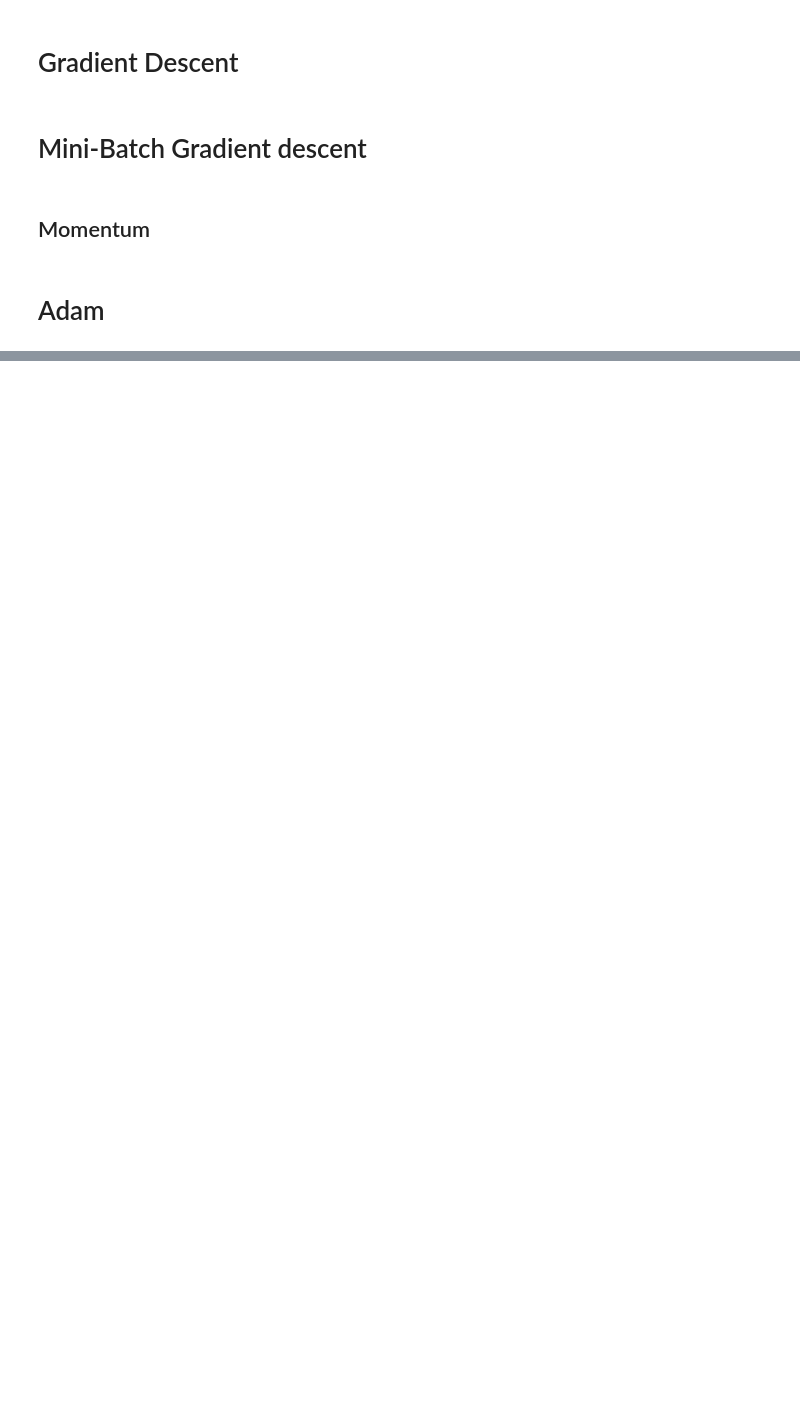
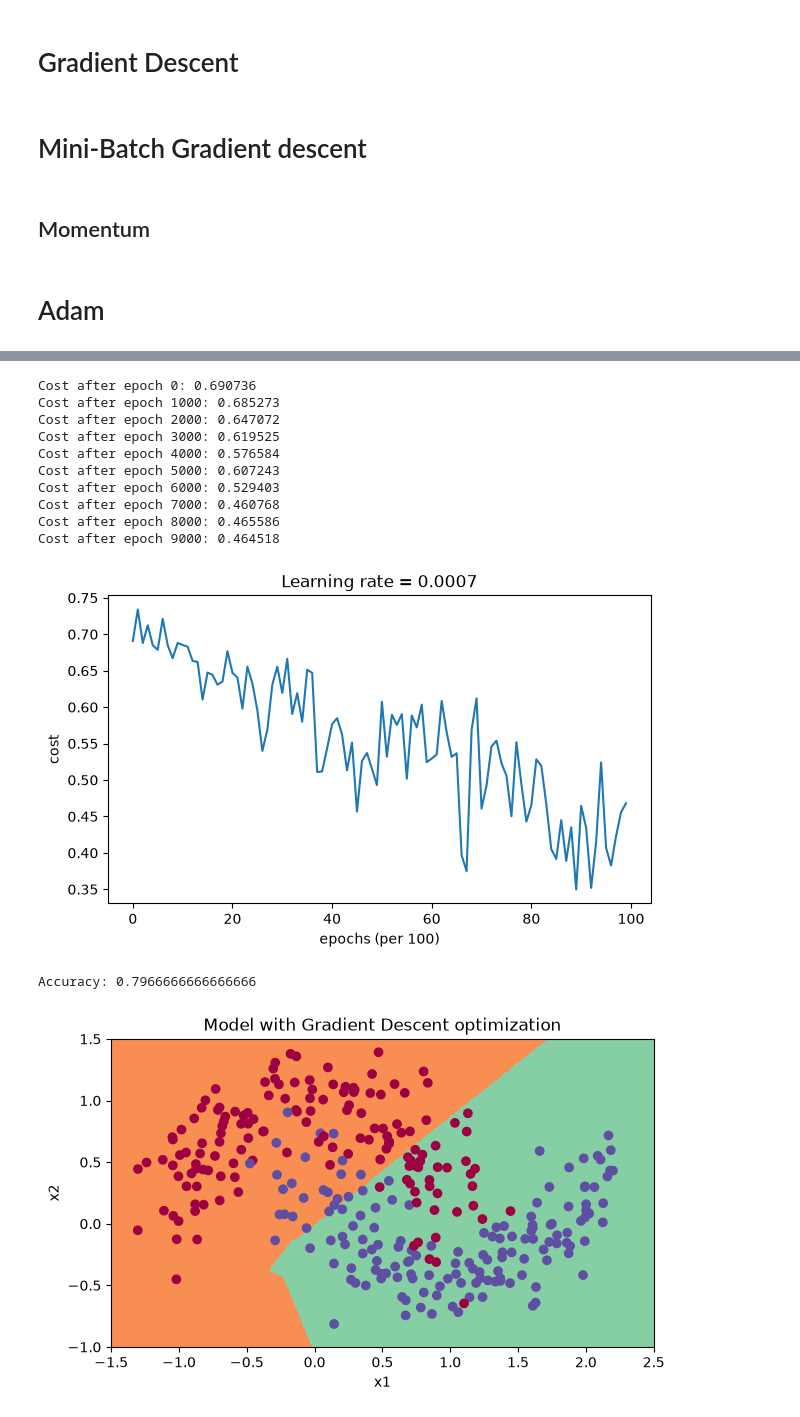
Before and after one commit to RishxGit/deeplearning, a Jupyter notebook: improving-deep-learning/optimization_methods.ipynb, the cells around one changed output, grey strips where cells are left out. Drawn from its saved outputs; the diff is of its cells as text; code cells hidden in the pictures; blank space fills up the shorter version.

```diff
--- a/improving-deep-learning/optimization_methods.ipynb
+++ b/improving-deep-learning/optimization_methods.ipynb
@@ -20,7 +21,7 @@ def update_parameters_with_gd(parameters, grads, learning_rate):
 
     L = len(parameters) // 2
 
-    for l in range(L+1):
+    for l in range(1,L+1):
         parameters['W' + str(l)] -= (learning_rate * grads['dW' + str(l)])
         parameters['b' + str(l)] -= (learning_rate * grads['db' + str(l)])
 
@@ -126,0 +197,28 @@ def update_parameters_with_adam(parameters, grads, v, s, t, learning_rate = 0.01
+# %%
+# train 3-layer model
+layers_dims = [train_X.shape[0], 5, 2, 1]
+parameters = model(train_X, train_Y, layers_dims, optimizer = "gd")
+
+# Predict
+predictions = predict(train_X, train_Y, parameters)
+
+# Plot decision boundary
+plt.title("Model with Gradient Descent optimization")
+axes = plt.gca()
+axes.set_xlim([-1.5,2.5])
+axes.set_ylim([-1,1.5])
+plot_decision_boundary(lambda x: predict_dec(parameters, x.T), train_X, train_Y)
+# %% [output]
+Cost after epoch 0: 0.690736
+Cost after epoch 1000: 0.685273
+Cost after epoch 2000: 0.647072
+Cost after epoch 3000: 0.619525
+Cost after epoch 4000: 0.576584
+Cost after epoch 5000: 0.607243
+Cost after epoch 6000: 0.529403
+Cost after epoch 7000: 0.460768
+Cost after epoch 8000: 0.465586
+Cost after epoch 9000: 0.464518
+[figure, added]
+Accuracy: 0.7966666666666666
+[figure, added]
```
Also changed, not shown: parts of 4 cells of this notebook.
